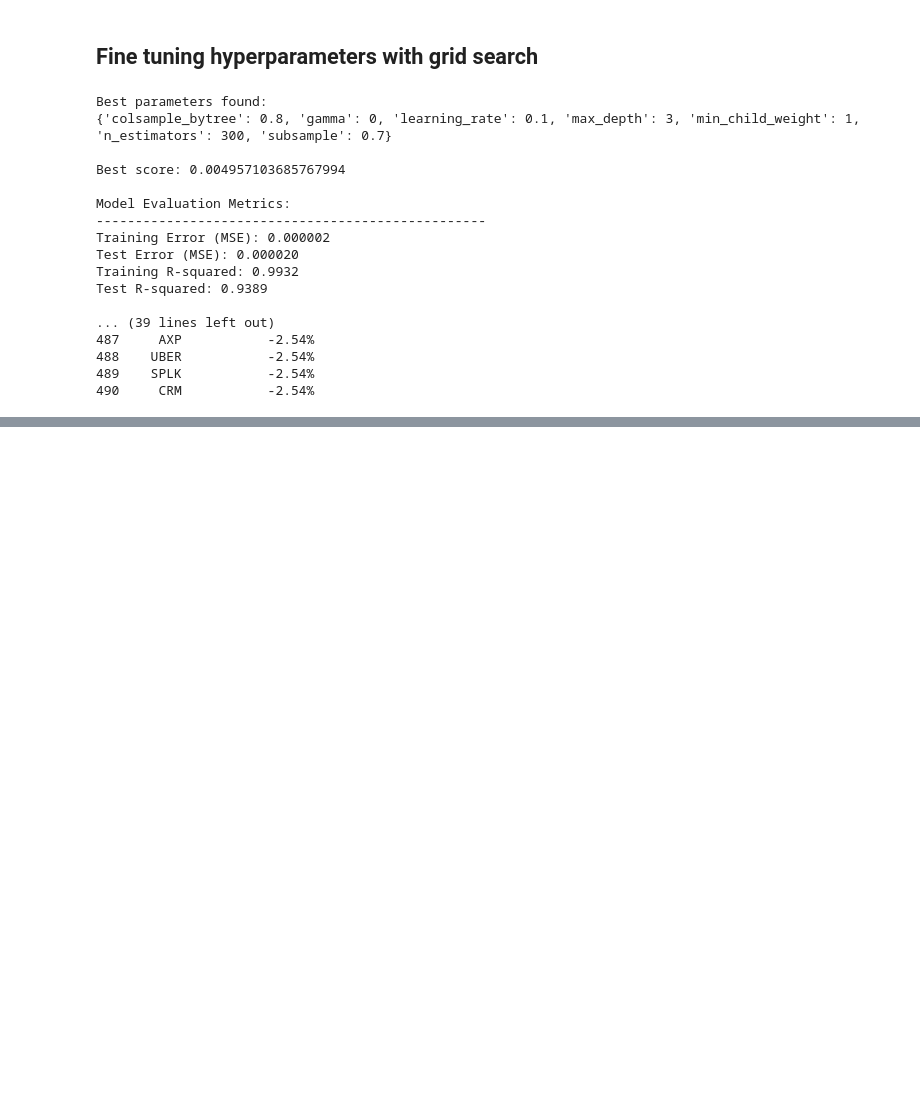
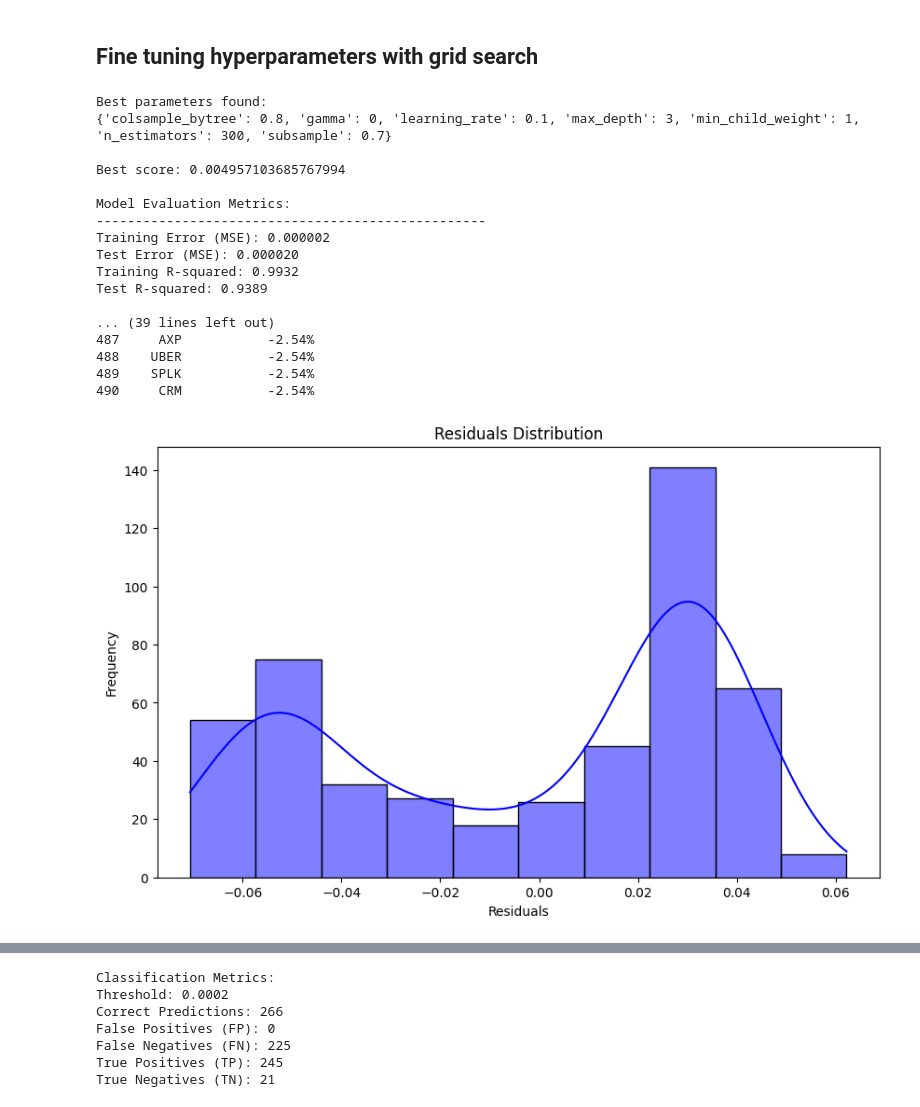
Before and after one commit to cs-151a/cs-151a, a Jupyter notebook: stocks.ipynb, the cells around one changed output, grey strips where cells are left out. Drawn from its saved outputs; the diff is of its cells as text; code cells hidden in the pictures; blank space fills up the shorter version.

Commit message:
added divi's code and graph

```diff
--- a/stocks.ipynb
+++ b/stocks.ipynb
@@ -863,7 +881,7 @@ import pandas as pd
 import numpy as np
 from sklearn.model_selection import GridSearchCV, train_test_split
 from sklearn.preprocessing import RobustScaler
-from sklearn.metrics import mean_squared_error, r2_score
+from sklearn.metrics import mean_squared_error, r2_score, confusion_matrix
 import xgboost as xgb
 
 class TunedXGBoostModel:
@@ -1099,30 +1117,72 @@ results = results.sort_values(
     by='Predicted_Return',
     key=lambda x: x.str.rstrip('%').astype(float),
     ascending=False
 ).reset_index(drop=True)
 
 print("\nTop 10 Predicted Stocks:")
 print(results.head(10))
 print("\nBottom 10 Predicted Stocks:")
 print(results.tail(10))
 
+
+# Plot residuals
+residuals = y - predictions
+plt.figure(figsize=(10, 6))
+sns.histplot(residuals, kde=True, color='blue')
+plt.title('Residuals Distribution')
+plt.xlabel('Residuals')
+plt.ylabel('Frequency')
+plt.show()
+
+# Plot predicted vs actual (Fitting Graph)
+plt.figure(figsize=(10, 6))
+plt.scatter(y, predictions, alpha=0.5, color='orange')
+plt.plot([y.min(), y.max()], [y.min(), y.max()], 'k--', lw=2)  # Line of best fit (y=x line)
+plt.title('Predicted vs Actual')
+plt.xlabel('Actual')
+plt.ylabel('Predicted')
+plt.show()
+
+
+"""Evaluate classification metrics like correct predictions, FP, and FN."""
+# If threshold is None, use the median of the predictions
+threshold = np.median(predictions)
+
+# Convert to binary predictions
+y_pred_binary = (predictions > threshold).astype(int)
+y_test_binary = (y > threshold).astype(int)
+
+# Calculate confusion matrix
+tn, fp, fn, tp = confusion_matrix(y_test_binary, y_pred_binary).ravel()
+
+correct = tp + tn
+
+print("\nClassification Metrics:")
+print(f"Threshold: {threshold:.4f}")
+print(f"Correct Predictions: {correct}")
+print(f"False Positives (FP): {fp}")
+print(f"False Negatives (FN): {fn}")
+print(f"True Positives (TP): {tp}")
+print(f"True Negatives (TN): {tn}")
+
 # Save results
 # results.to_csv('xgboost_predictions.csv', index=False)
 # %% [output]
 Best parameters found:
 {'colsample_bytree': 0.8, 'gamma': 0, 'learning_rate': 0.1, 'max_depth': 3, 'min_child_weight': 1, 'n_estimators': 300, 'subsample': 0.7}
 
 Best score: 0.004957103685767994
 
 Model Evaluation Metrics:
 --------------------------------------------------
 Training Error (MSE): 0.000002
 Test Error (MSE): 0.000020
 Training R-squared: 0.9932
 Test R-squared: 0.9389
 
 ... (39 lines left out)
 487     AXP           -2.54%
 488    UBER           -2.54%
 489    SPLK           -2.54%
 490     CRM           -2.54%
+[figure, added]
@@ -1128,0 +1190,7 @@ Test R-squared: 0.9389
+Classification Metrics:
+Threshold: 0.0002
+Correct Predictions: 266
+False Positives (FP): 0
+False Negatives (FN): 225
+True Positives (TP): 245
+True Negatives (TN): 21
```
Also changed, not shown: parts of 5 cells of this notebook.
